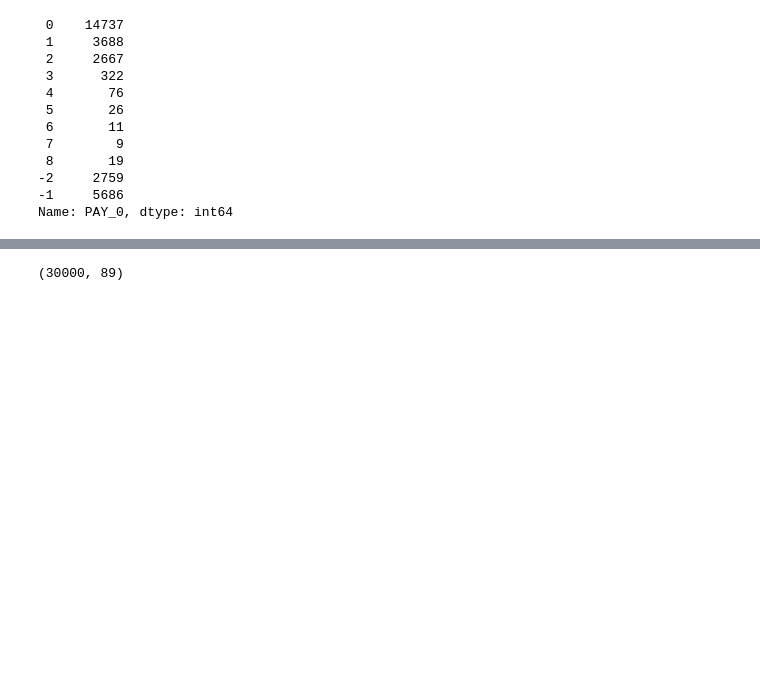
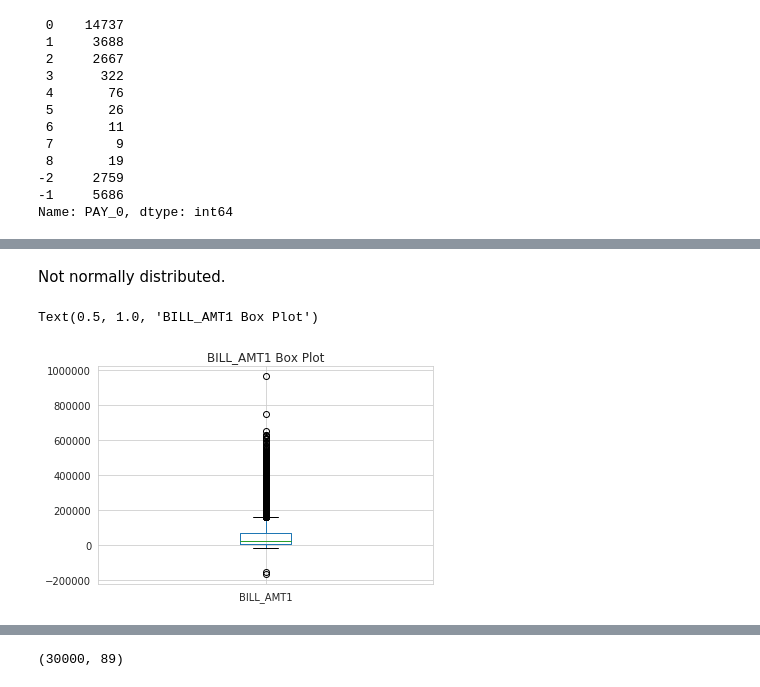
Before and after one commit to nt-ds/default-of-credit-card-clients, a Jupyter notebook: notebooks/1.0-eda.ipynb, the cells around one changed output, grey strips where cells are left out. Saved outputs shown, nothing was run; the diff lists cells and outputs as text; code cells hidden in the pictures; blank space fills up the shorter version.

```diff
--- a/notebooks/1.0-eda.ipynb
+++ b/notebooks/1.0-eda.ipynb
@@ -498,0 +877,8 @@ Index(['LIMIT_BAL', 'AGE', 'Bill_amount_Sep', 'Bill_amount_Aug',
+# %% [markdown]
+Not normally distributed.
+# %%
+ccd_df.BILL_AMT1.plot.box()
+plt.title("BILL_AMT1 Box Plot")
+# %% [output]
+Text(0.5, 1.0, 'BILL_AMT1 Box Plot')
+[figure, added]
```
Also changed, not shown: parts of 207 cells of this notebook.
